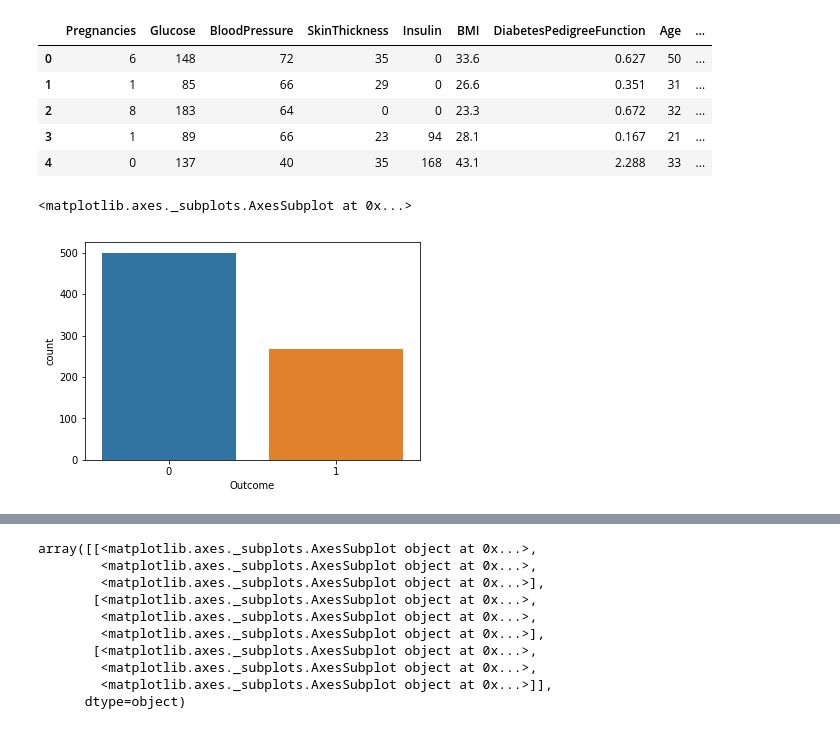
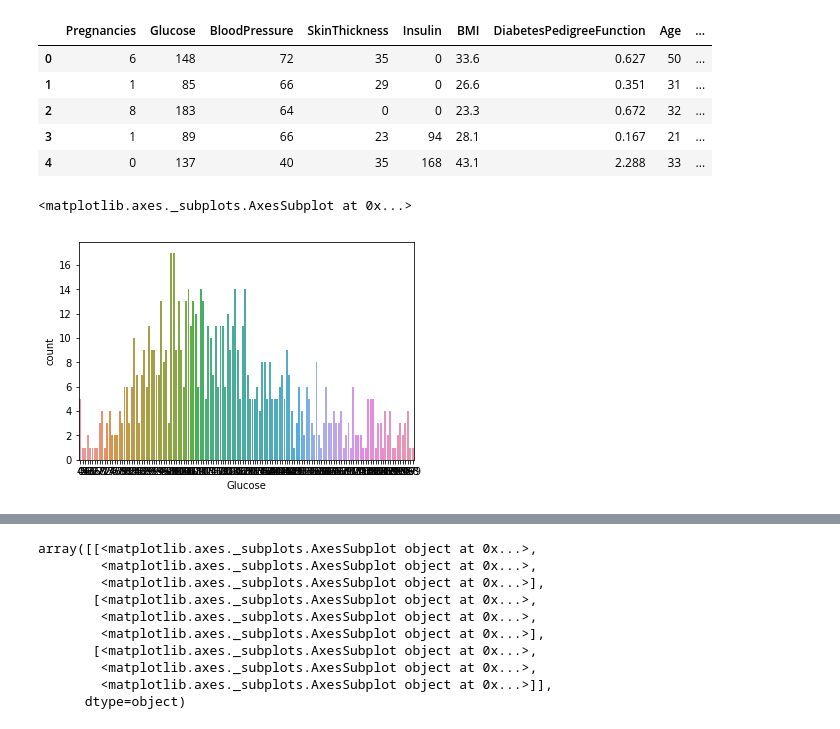
Before and after one commit to redashu/2019janML, a Jupyter notebook: 2019ML_JAN/diabetes_analysis.ipynb, the cells around one changed output, grey strips where cells are left out. Cells and saved outputs as stored; diff of their text form; code cells hidden in the pictures.

```diff
--- a/2019ML_JAN/diabetes_analysis.ipynb
+++ b/2019ML_JAN/diabetes_analysis.ipynb
@@ -18,10 +18,10 @@ label=df['Outcome']
 
 features=df[df.columns[:-1]]
 # %%
-sb.countplot(df['Outcome'])
+sb.countplot(df['Glucose'])
 # %% [output]
 <matplotlib.axes._subplots.AxesSubplot at 0x...>
-[figure, old version]
+[figure, new version]
 # %%
 df.info()  #  to check all info about  data with null values
 # %% [output]
```
Also changed, not shown: 2 other files.
